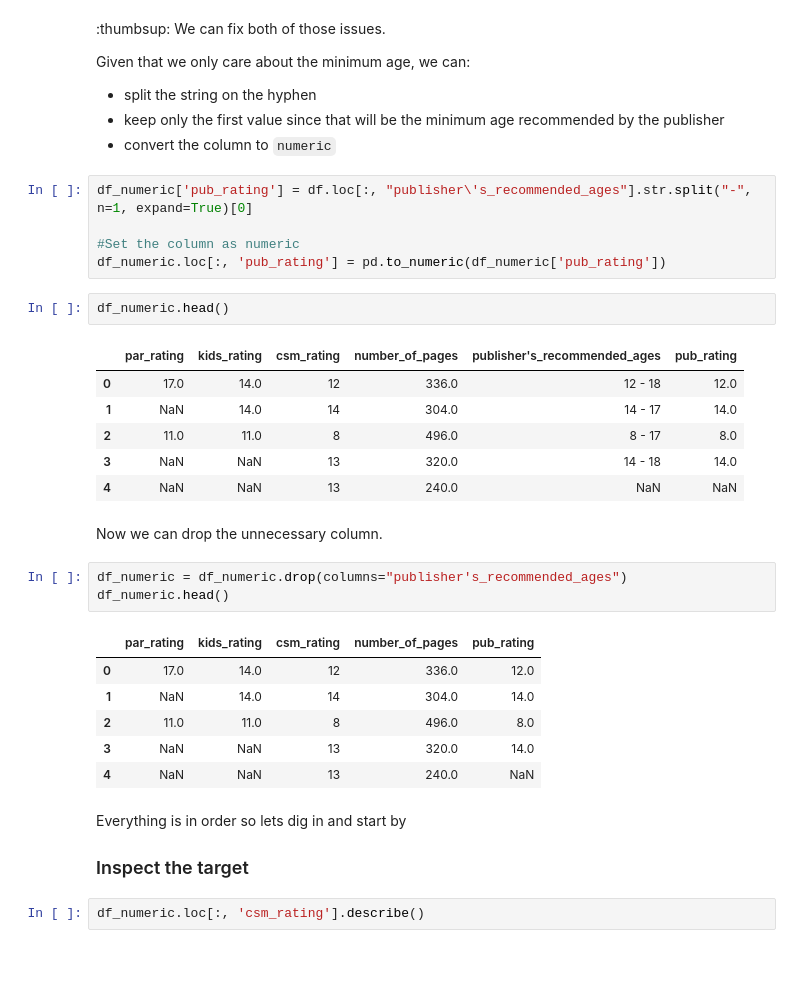
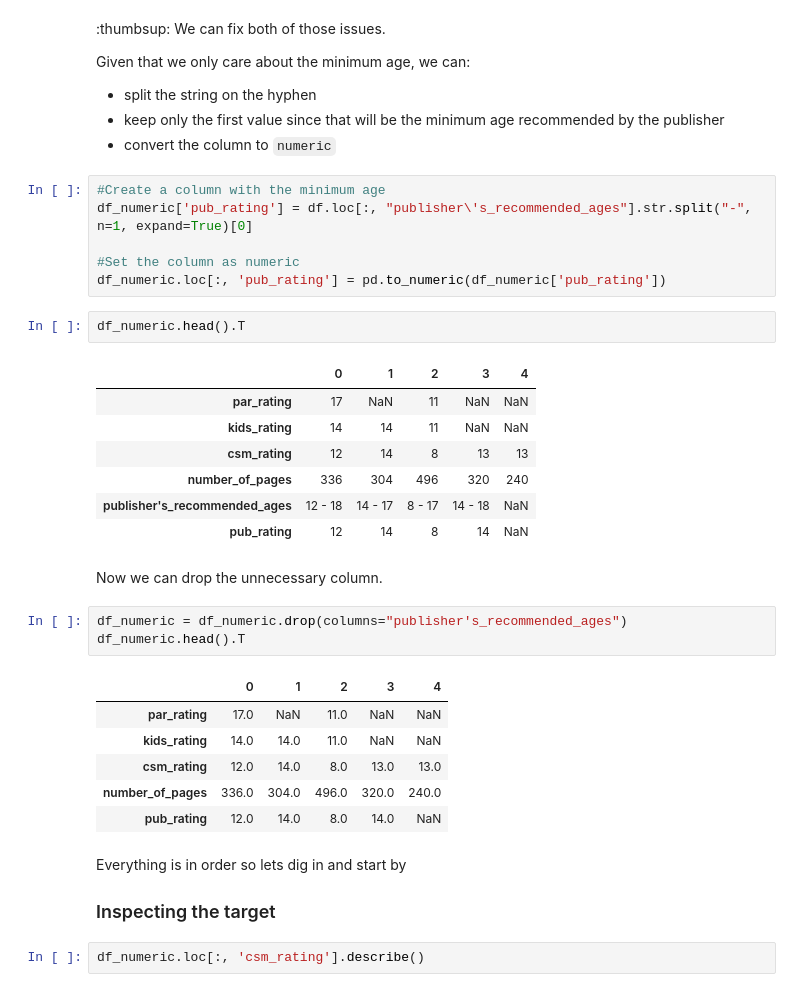
Before and after one commit to educatorsRlearners/an-a-z-of-machine-learning, a Jupyter notebook: _notebooks/2020-06-15-e-is-for-eda.ipynb, the cells around one changed output. Saved outputs shown, nothing was run; the diff lists cells and outputs as text; blank space fills up the shorter version.

```diff
--- a/_notebooks/2020-06-13-e-is-for-eda.ipynb
+++ b/_notebooks/2020-06-15-e-is-for-eda.ipynb
@@ -197,35 +197,37 @@ Given that we only care about the minimum age, we can:
 - keep only the first value since that will be the minimum age recommended by the publisher
 - convert the column to `numeric`
 # %%
+#Create a column with the minimum age
 df_numeric['pub_rating'] = df.loc[:, "publisher\'s_recommended_ages"].str.split("-", n=1, expand=True)[0]
 
 #Set the column as numeric
 df_numeric.loc[:, 'pub_rating'] = pd.to_numeric(df_numeric['pub_rating'])
 # %%
-df_numeric.head()
+df_numeric.head().T
 # %% [output]
-|  | par_rating | kids_rating | csm_rating | number_of_pages | publisher's_recommended_ages | pub_rating |
-| 0 | 17.0 | 14.0 | 12 | 336.0 | 12 - 18 | 12.0 |
-| 1 | NaN | 14.0 | 14 | 304.0 | 14 - 17 | 14.0 |
-| 2 | 11.0 | 11.0 | 8 | 496.0 | 8 - 17 | 8.0 |
-| 3 | NaN | NaN | 13 | 320.0 | 14 - 18 | 14.0 |
-| 4 | NaN | NaN | 13 | 240.0 | NaN | NaN |
+|  | 0 | 1 | 2 | 3 | 4 |
+| par_rating | 17 | NaN | 11 | NaN | NaN |
+| kids_rating | 14 | 14 | 11 | NaN | NaN |
+| csm_rating | 12 | 14 | 8 | 13 | 13 |
+| number_of_pages | 336 | 304 | 496 | 320 | 240 |
+| publisher's_recommended_ages | 12 - 18 | 14 - 17 | 8 - 17 | 14 - 18 | NaN |
+| pub_rating | 12 | 14 | 8 | 14 | NaN |
 # %% [markdown]
 Now we can drop the unnecessary column.
 # %%
 df_numeric = df_numeric.drop(columns="publisher's_recommended_ages")
-df_numeric.head()
+df_numeric.head().T
 # %% [output]
-|  | par_rating | kids_rating | csm_rating | number_of_pages | pub_rating |
-| 0 | 17.0 | 14.0 | 12 | 336.0 | 12.0 |
-| 1 | NaN | 14.0 | 14 | 304.0 | 14.0 |
-| 2 | 11.0 | 11.0 | 8 | 496.0 | 8.0 |
-| 3 | NaN | NaN | 13 | 320.0 | 14.0 |
-| 4 | NaN | NaN | 13 | 240.0 | NaN |
+|  | 0 | 1 | 2 | 3 | 4 |
+| par_rating | 17.0 | NaN | 11.0 | NaN | NaN |
+| kids_rating | 14.0 | 14.0 | 11.0 | NaN | NaN |
+| csm_rating | 12.0 | 14.0 | 8.0 | 13.0 | 13.0 |
+| number_of_pages | 336.0 | 304.0 | 496.0 | 320.0 | 240.0 |
+| pub_rating | 12.0 | 14.0 | 8.0 | 14.0 | NaN |
 # %% [markdown]
 Everything is in order so lets dig in and start by
 
-### Inspect the target
+### Inspecting the target
 # %%
 df_numeric.loc[:, 'csm_rating'].describe()
 # %% [output]
```
Also changed, not shown: parts of 4 cells of this notebook.
